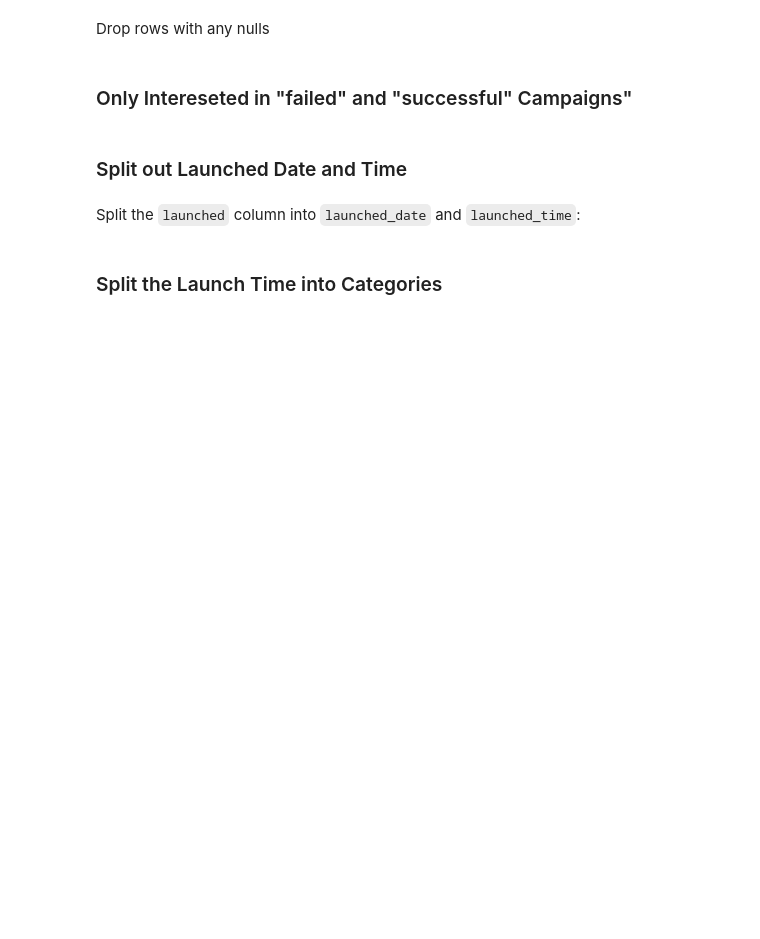
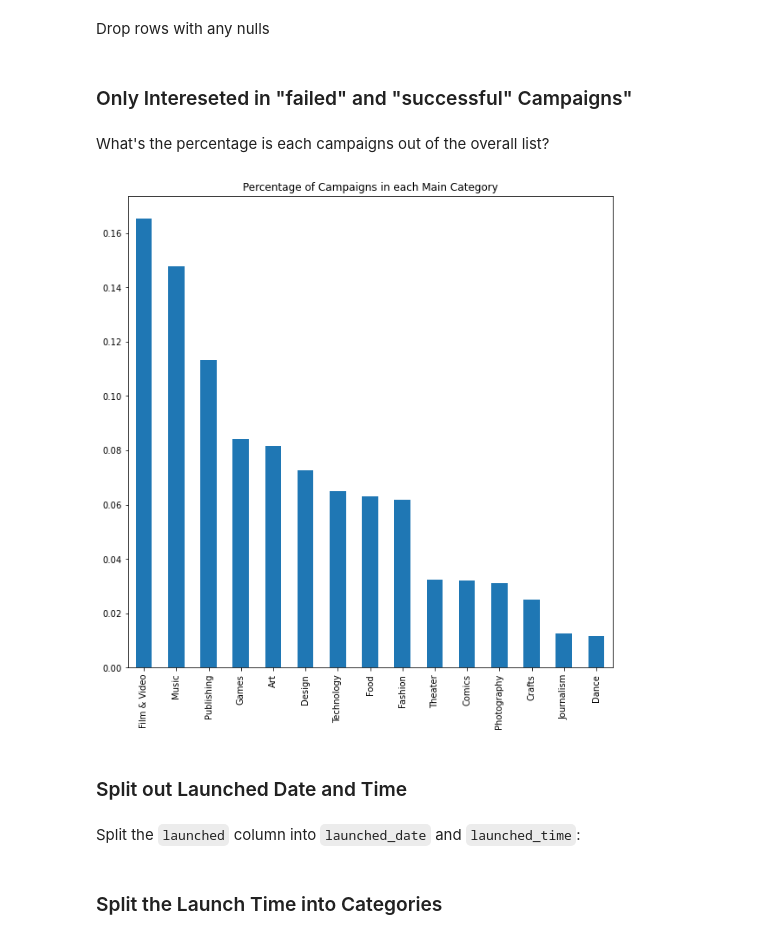
Before and after one commit to calluml333/Udacity-Data-Sciece-Nanodegree, a Jupyter notebook: Project 1/Project 1 Notebook.ipynb, the cells around one changed output. Cells and saved outputs as stored; diff of their text form; code cells hidden in the pictures; blank space fills up the shorter version.

```diff
--- a/Project 1/Project 1 Notebook.ipynb
+++ b/Project 1/Project 1 Notebook.ipynb
@@ -93,6 +122,16 @@ df = df.reset_index(drop=True)
 # %%
 df = df[(df.state == 'successful') | (df.state == 'failed')]
 df = df.reset_index(drop=True)
+# %% [markdown]
+What's the percentage is each campaigns out of the overall list?
+# %%
+cat_counts = df.main_category.value_counts()
+cat_percentages = cat_counts/sum(cat_counts)
+cat_percentages.plot(kind='bar', figsize=(10,10))
+plt.title("Percentage of Campaigns in each Main Category")
+plt.show()
+# %% [output]
+[figure, added]
 # %% [markdown]
 ### Split out Launched Date and Time
 # %% [markdown]
```
Also changed, not shown: parts of 27 cells of this notebook.
